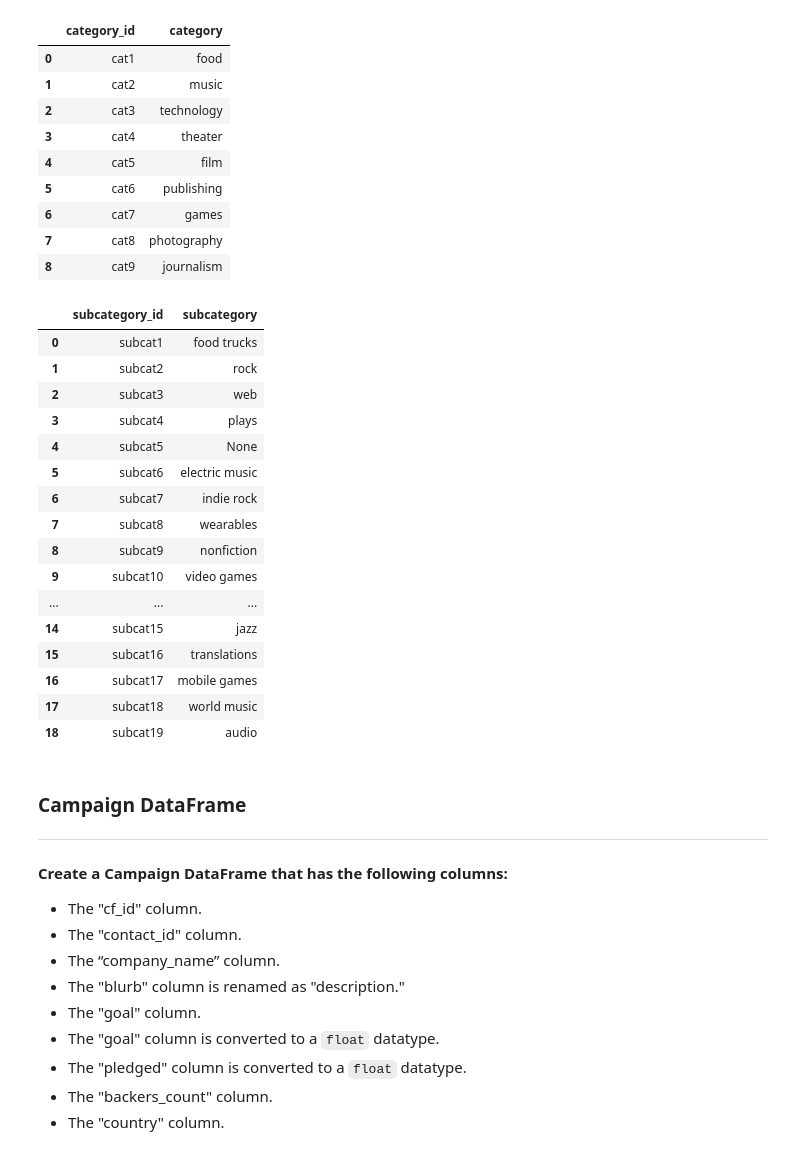
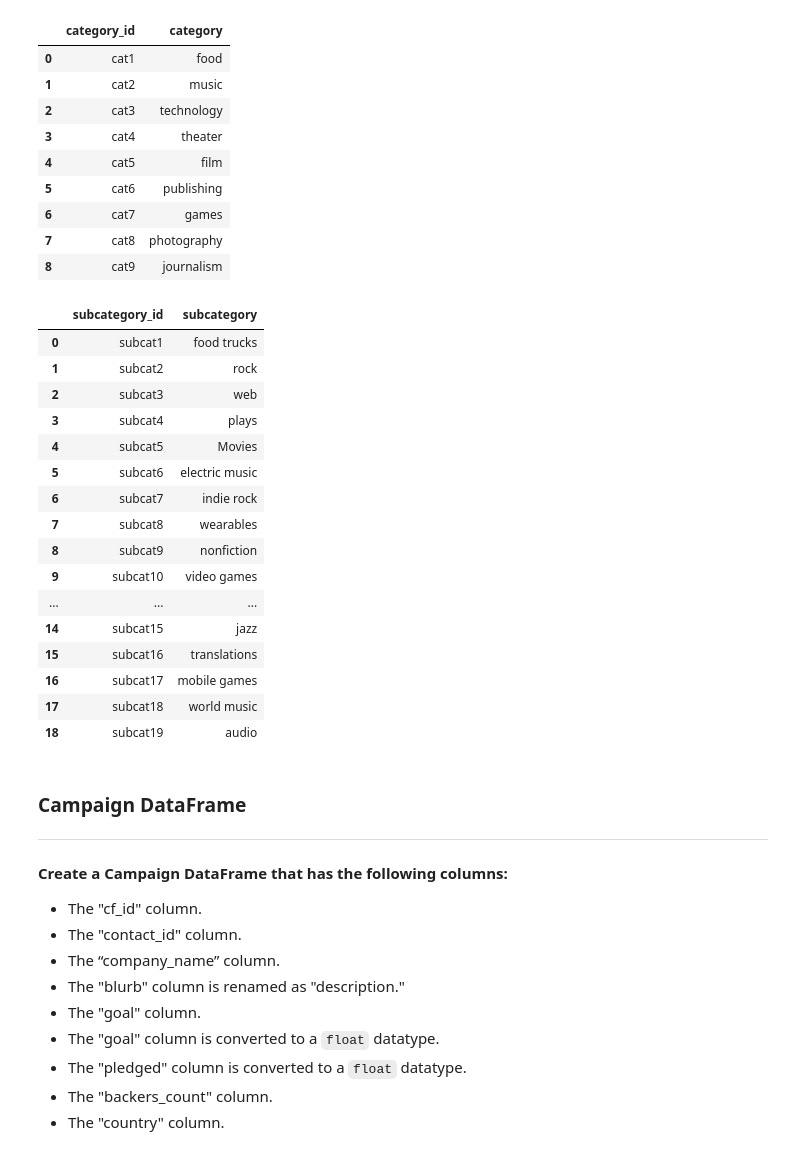
Before and after one commit to CalvinPedigo/Crowdfunding_ETL, a Jupyter notebook: ETL_Mini_Project_cpedigo_rcressall.ipynb, the cells around one changed output. Saved outputs shown, nothing was run; the diff lists cells and outputs as text; code cells hidden in the pictures.

```diff
--- a/ETL_Mini_Project_cpedigo_rcressall.ipynb
+++ b/ETL_Mini_Project_cpedigo_rcressall.ipynb
@@ -159,26 +159,28 @@ category_df
 | 6 | cat7 | games |
 | 7 | cat8 | photography |
 | 8 | cat9 | journalism |
-# %%
-subcategory_df
-# %% [output]
-|  | subcategory_id | subcategory |
-| 0 | subcat1 | food trucks |
-| 1 | subcat2 | rock |
-| 2 | subcat3 | web |
-| 3 | subcat4 | plays |
-| 4 | subcat5 | None |
-| 5 | subcat6 | electric music |
-| 6 | subcat7 | indie rock |
-| 7 | subcat8 | wearables |
-| 8 | subcat9 | nonfiction |
-| 9 | subcat10 | video games |
-| ... | ... | ... |
-| 14 | subcat15 | jazz |
-| 15 | subcat16 | translations |
-| 16 | subcat17 | mobile games |
-| 17 | subcat18 | world music |
-| 18 | subcat19 | audio |
+# %%
+
+subcategory_df.loc[subcategory_df['subcategory_id']=='subcat5', 'subcategory'] = "Movies"
+subcategory_df
+# %% [output]
+|  | subcategory_id | subcategory |
+| 0 | subcat1 | food trucks |
+| 1 | subcat2 | rock |
+| 2 | subcat3 | web |
+| 3 | subcat4 | plays |
+| 4 | subcat5 | Movies |
+| 5 | subcat6 | electric music |
+| 6 | subcat7 | indie rock |
+| 7 | subcat8 | wearables |
+| 8 | subcat9 | nonfiction |
+| 9 | subcat10 | video games |
+| ... | ... | ... |
+| 14 | subcat15 | jazz |
+| 15 | subcat16 | translations |
+| 16 | subcat17 | mobile games |
+| 17 | subcat18 | world music |
+| 18 | subcat19 | audio |
 # %%
 # Export categories_df and subcategories_df as CSV files.
 category_df.to_csv("Resources/category.csv", index=False)
```
Also changed, not shown: parts of 3 cells of this notebook.
